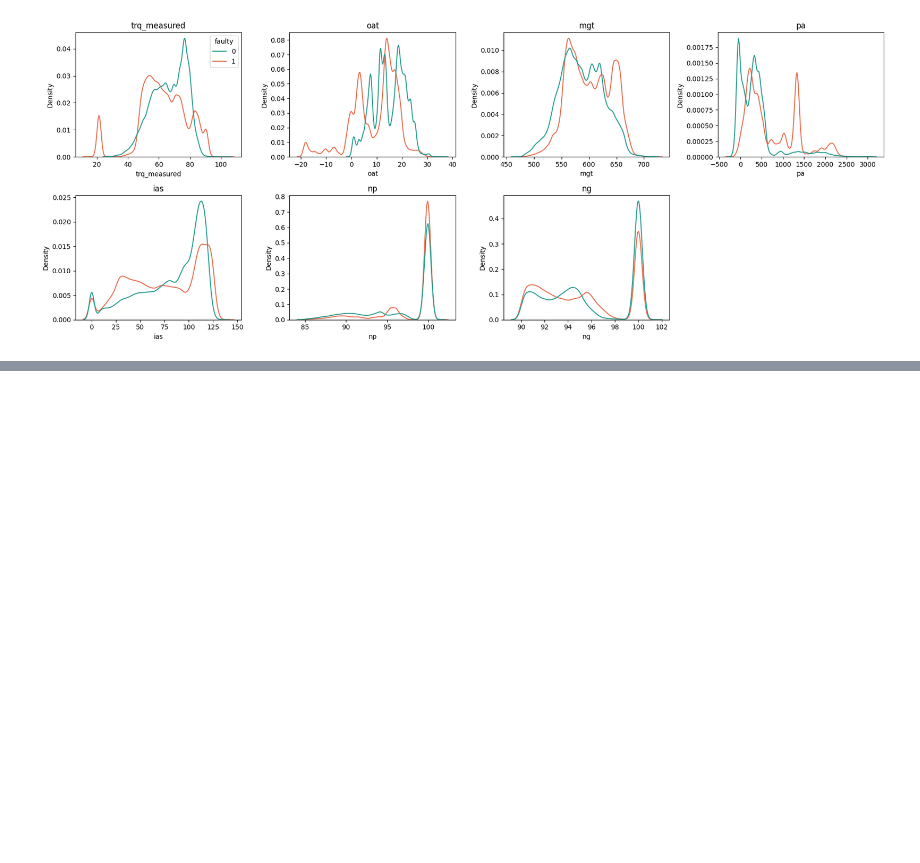
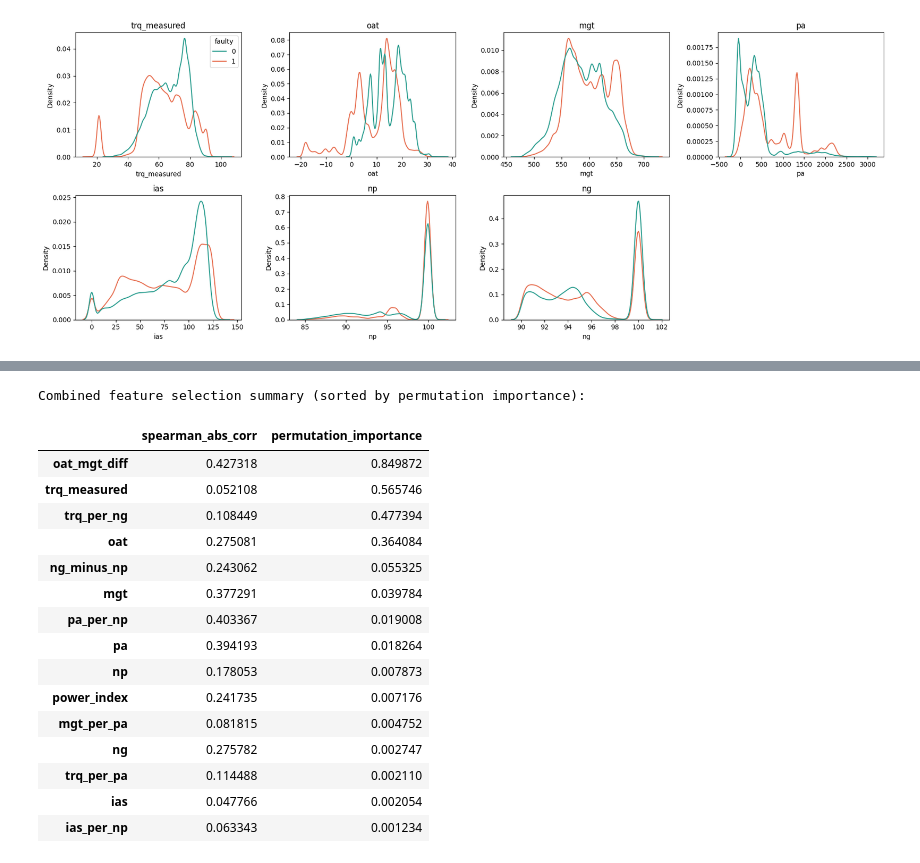
Before and after one commit to kulsoomz99/Helicopter-Turbine-Engine-Health-Estimation, a Jupyter notebook: Helicopter_Turbine_Engine_Health_Estimation.ipynb, the cells around one changed output, grey strips where cells are left out. Cells and saved outputs as stored; diff of their text form; code cells hidden in the pictures; blank space fills up the shorter version.

```diff
--- a/Helicopter_Turbine_Engine_Health_Estimation.ipynb
+++ b/Helicopter_Turbine_Engine_Health_Estimation.ipynb
@@ -174,0 +269,10 @@ plt.tight_layout(); plt.show()
+# %%
+# --- Check 1: Spearman correlation with the regression target ---
+spearman_scores = {}
+for f in all_feats:
+    corr, _ = spearmanr(df_fe[f], df_fe['trq_margin'])
+    spearman_scores[f] = abs(corr)
+
+spearman_series = pd.Series(spearman_scores).sort_values(ascending=False)
+print('Spearman |correlation| with trq_margin:')
+print(spearman_series)
@@ -174,0 +332,27 @@ plt.tight_layout(); plt.show()
+# %%
+# --- Combined summary: Spearman + Permutation Importance side by side ---
+feature_summary = pd.DataFrame({
+    'spearman_abs_corr': spearman_series,
+    'permutation_importance': imp_series
+}).sort_values('permutation_importance', ascending=False)
+
+print('Combined feature selection summary (sorted by permutation importance):')
+feature_summary
+# %% [output]
+Combined feature selection summary (sorted by permutation importance):
+|  | spearman_abs_corr | permutation_importance |
+| oat_mgt_diff | 0.427318 | 0.849872 |
+| trq_measured | 0.052108 | 0.565746 |
+| trq_per_ng | 0.108449 | 0.477394 |
+| oat | 0.275081 | 0.364084 |
+| ng_minus_np | 0.243062 | 0.055325 |
+| mgt | 0.377291 | 0.039784 |
+| pa_per_np | 0.403367 | 0.019008 |
+| pa | 0.394193 | 0.018264 |
+| np | 0.178053 | 0.007873 |
+| power_index | 0.241735 | 0.007176 |
+| mgt_per_pa | 0.081815 | 0.004752 |
+| ng | 0.275782 | 0.002747 |
+| trq_per_pa | 0.114488 | 0.002110 |
+| ias | 0.047766 | 0.002054 |
+| ias_per_np | 0.063343 | 0.001234 |
```
Also changed, not shown: parts of 9 cells of this notebook.
